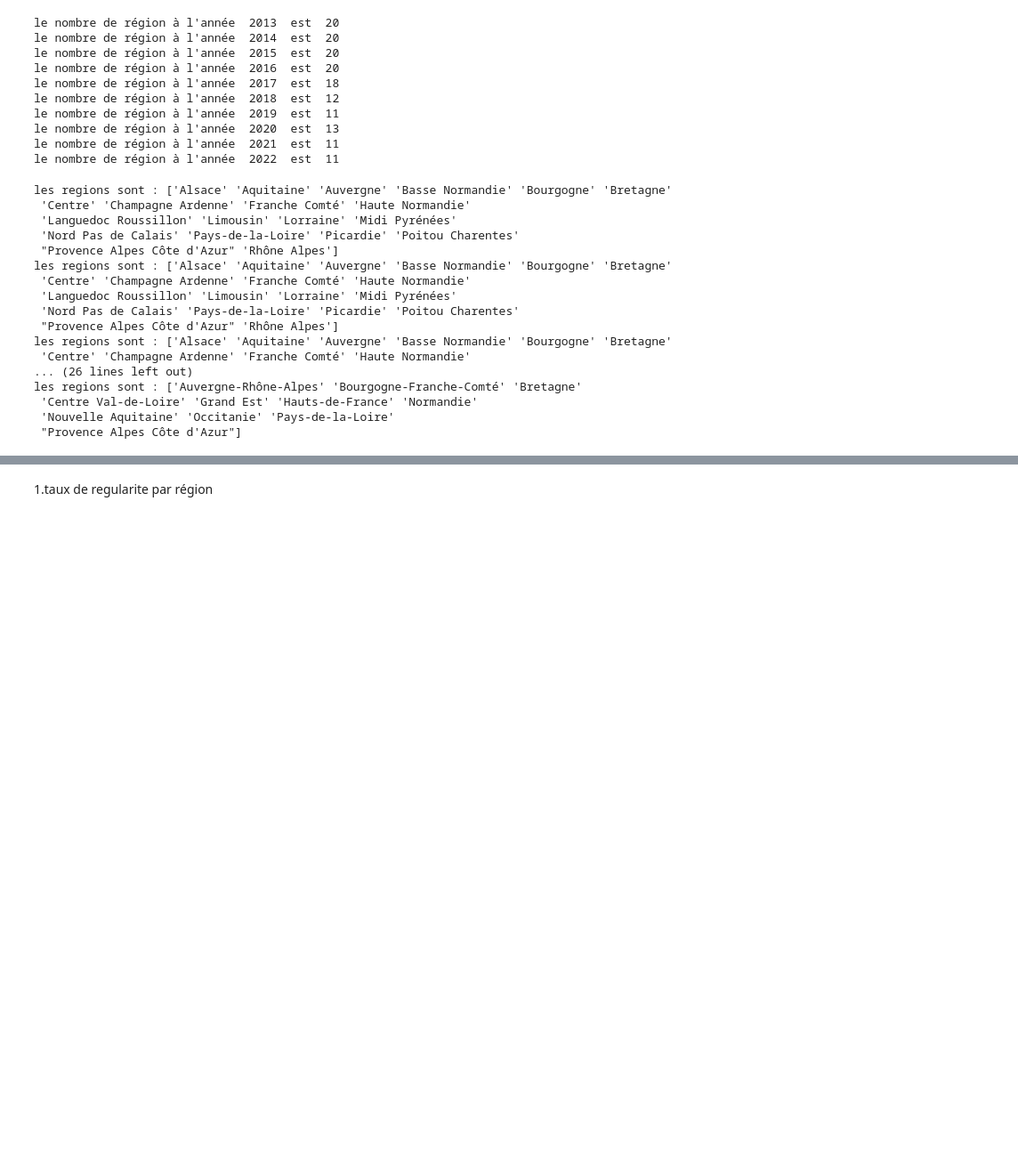
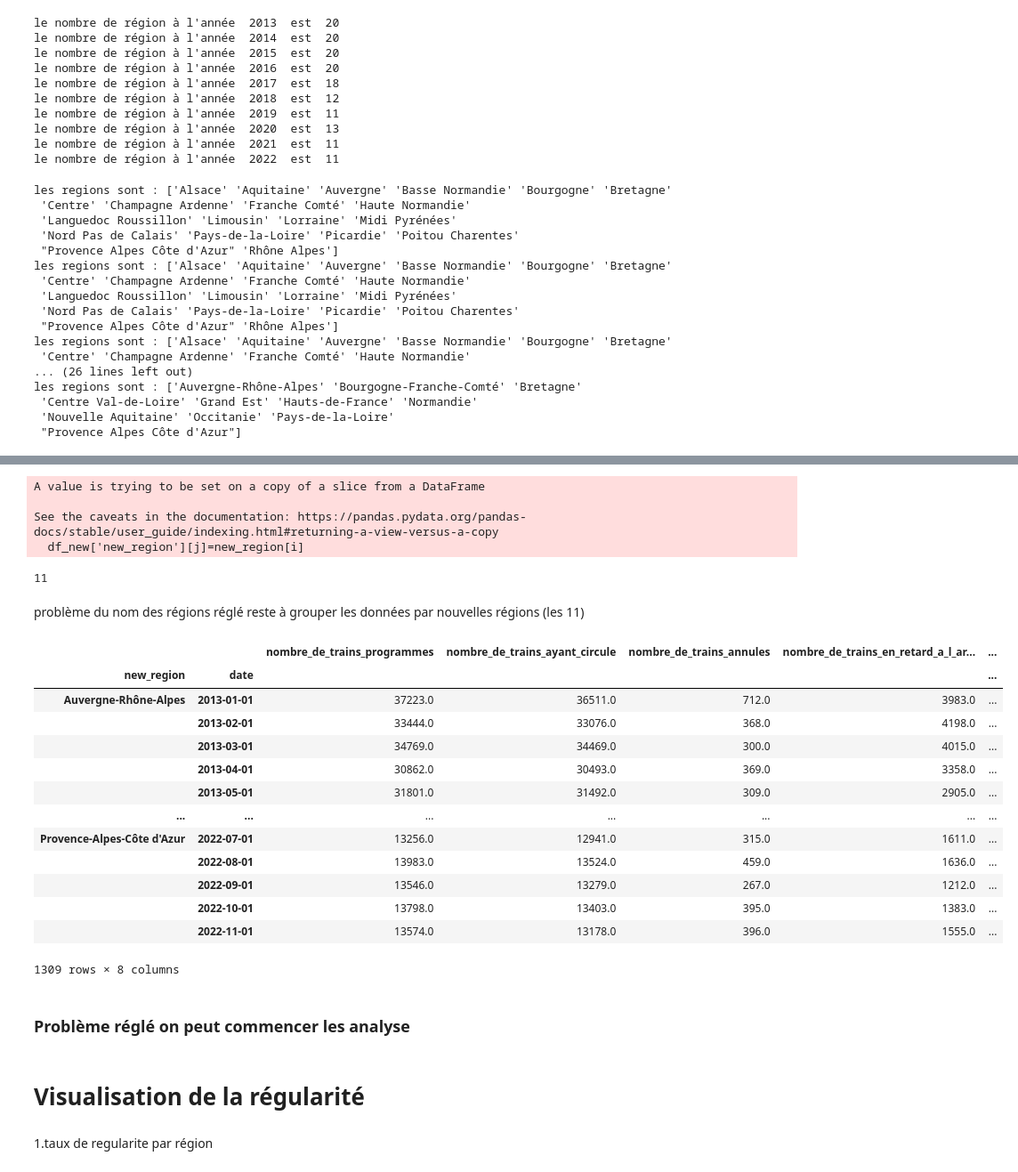
Before and after one commit to gbiaou/Projet_Python_SNCF, a Jupyter notebook: Regularite_des_trains/Recuperation_données_regularité.ipynb, the cells around one changed output, grey strips where cells are left out. Shown at 89% size. Cells and saved outputs as stored; diff of their text form; code cells hidden in the pictures; blank space fills up the shorter version.

```diff
--- a/Regularite_des_trains/Recuperation_données_regularité.ipynb
+++ b/Regularite_des_trains/Recuperation_données_regularité.ipynb
@@ -211,0 +323,43 @@ il devrait y avoir normalement 11 régions (12 en excluant la région d'ile de F
+# %%
+for i in range(len(new_region)) :
+    for j in range(len(df_new['region'])):
+        if df_new['region'][j]==new_region[i]:
+            df_new['new_region'][j]=new_region[i]
+# %% [output]
+A value is trying to be set on a copy of a slice from a DataFrame
+
+See the caveats in the documentation: https://pandas.pydata.org/pandas-docs/stable/user_guide/indexing.html#returning-a-view-versus-a-copy
+  df_new['new_region'][j]=new_region[i]
+# %%
+df_new
+len(df_new['new_region'].unique())
+# %% [output]
+11
+# %% [markdown]
+problème du nom des régions réglé reste à grouper les données par nouvelles régions (les 11)
+# %%
+df_final=df_new.groupby(['new_region','date'])
+# %%
+df_final=df_final.sum()
+df_final
+# %%
+df_final['taux_de_regularite']=100*(df['nombre_de_trains_ayant_circule']-df['nombre_de_trains_en_retard_a_l_arrivee'])
+# %%
+df_final
+# %% [output]
+|  |  | nombre_de_trains_programmes | nombre_de_trains_ayant_circule | nombre_de_trains_annules | nombre_de_trains_en_retard_a_l_ar... | ... |
+| new_region | date |  |  |  |  | ... |
+| Auvergne-Rhône-Alpes | 2013-01-01 | 37223.0 | 36511.0 | 712.0 | 3983.0 | ... |
+|  | 2013-02-01 | 33444.0 | 33076.0 | 368.0 | 4198.0 | ... |
+|  | 2013-03-01 | 34769.0 | 34469.0 | 300.0 | 4015.0 | ... |
+|  | 2013-04-01 | 30862.0 | 30493.0 | 369.0 | 3358.0 | ... |
+|  | 2013-05-01 | 31801.0 | 31492.0 | 309.0 | 2905.0 | ... |
+| ... | ... | ... | ... | ... | ... | ... |
+| Provence-Alpes-Côte d'Azur | 2022-07-01 | 13256.0 | 12941.0 | 315.0 | 1611.0 | ... |
+|  | 2022-08-01 | 13983.0 | 13524.0 | 459.0 | 1636.0 | ... |
+|  | 2022-09-01 | 13546.0 | 13279.0 | 267.0 | 1212.0 | ... |
+|  | 2022-10-01 | 13798.0 | 13403.0 | 395.0 | 1383.0 | ... |
+|  | 2022-11-01 | 13574.0 | 13178.0 | 396.0 | 1555.0 | ... |
+1309 rows × 8 columns
+# %% [markdown]
+### Problème réglé on peut commencer les analyse
@@ -212,3 +368,5 @@ il devrait y avoir normalement 11 régions (12 en excluant la région d'ile de F
+# %% [markdown]
+# Visualisation de la régularité
 # %% [markdown]
 1.taux de regularite par région
 # %%
```
Also changed, not shown: parts of 21 cells of this notebook, 4 other files.
